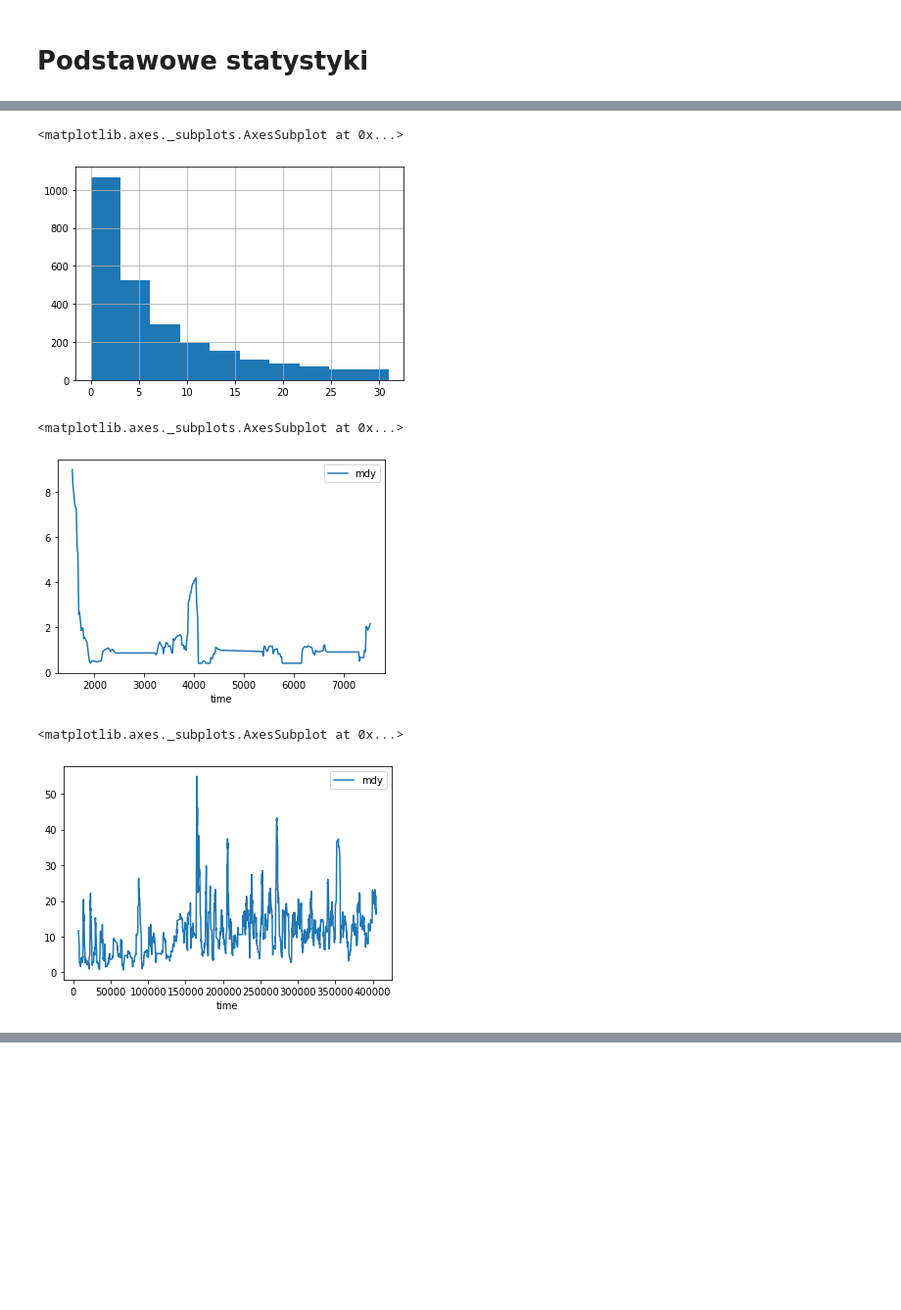
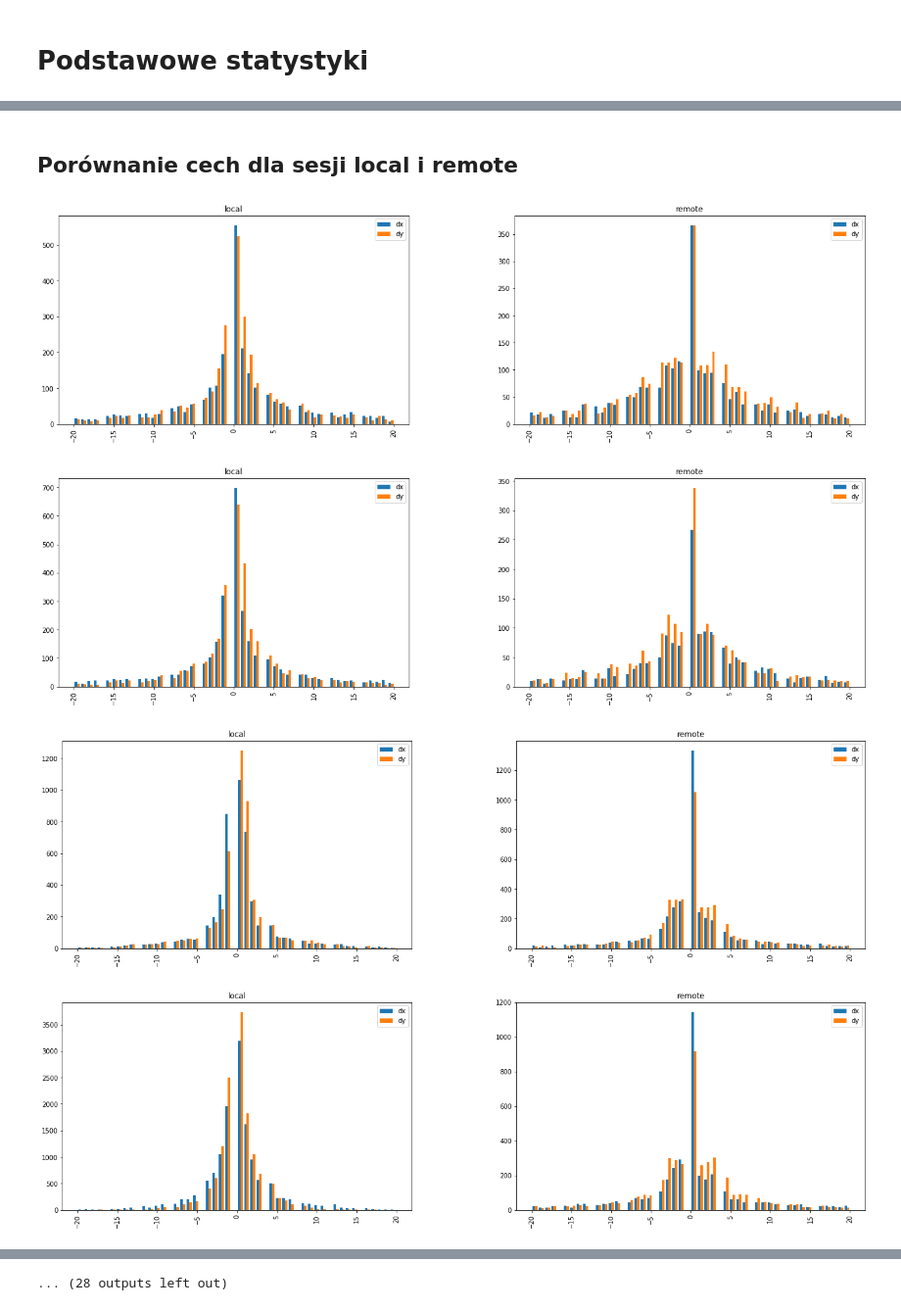
Before and after one commit to operixon/mlsg-kaggle, a Jupyter notebook: mouseprobe.ipynb, the cells around one changed output, grey strips where cells are left out. Shown at 98% size. Drawn from its saved outputs; the diff is of its cells as text; code cells hidden in the pictures; blank space fills up the shorter version.

```diff
--- a/mouseprobe.ipynb
+++ b/mouseprobe.ipynb
@@ -122,17 +197,22 @@ u1L[(u1L.dy < u1L.dy.quantile(0.9))].dy[:1000].hist()
-# %%
-u1R[(u1R.dy < u1R.dy.quantile(0.9))].dy[:1000].hist()
-# %% [output]
-<matplotlib.axes._subplots.AxesSubplot at 0x...>
-[figure, removed]
-# %%
-u1L["mdy"] = u1L.rolling(10).mean().dy
-u1L[:200].plot(x="time",y=["mdy"])
-# %% [output]
-<matplotlib.axes._subplots.AxesSubplot at 0x...>
-[figure, removed]
-# %%
-u1R["mdy"] = u1R.rolling(20).mean().dy
-u1R.plot(x="time",y="mdy")
-# %% [output]
-<matplotlib.axes._subplots.AxesSubplot at 0x...>
-[figure, removed]
+# %% [markdown]
+## Porównanie cech dla sesji local i remote
+# %%
+ vd = [
+        ['dx',        'dy',        'session', 'sid'],
+        ['std_dx',    'std_dy',    'session', 'sid'],
+        ['mean_dx',   'mean_dy',   'session', 'sid'],
+        ['median_dx', 'median_dy', 'session', 'sid'],
+        ['cov_dx',    'cov_dy',    'session', 'sid'],
+        ['skew_dx',   'skew_dy',   'session', 'sid'] ,
+        ['kurt_dx',   'kurt_dy',   'session', 'sid'],
+        ['ql_dx',     'ql_dy',     'session', 'sid'] ,
+        ['qh_dx',     'qh_dy',     'session', 'sid']
+      ]
+for mask in vd :
+  mdp[mask].groupby('sid').hist(layout=(1,10),figsize=(120,6),bins=50,by='session',legend=True,range=[-20,20])
+  plt.show()
+# %% [output]
+[figure, added]
+[figure, added]
+[figure, added]
+[figure, added]
@@ -138,0 +227 @@ u1R.plot(x="time",y="mdy")
+... (28 outputs left out)
```
Also changed, not shown: parts of 41 cells of this notebook.
